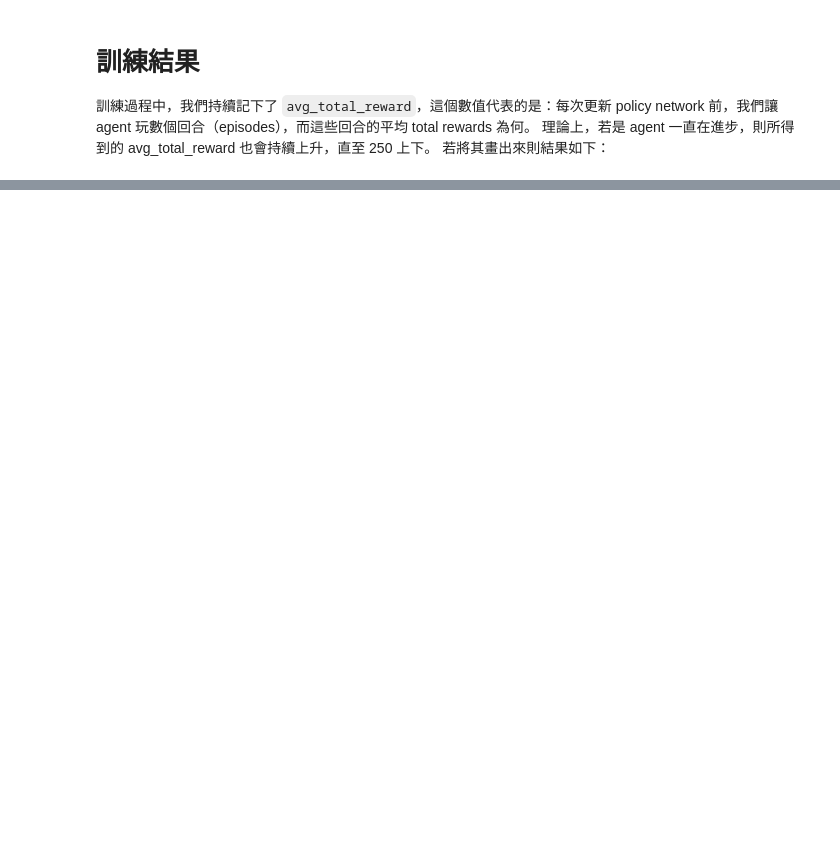
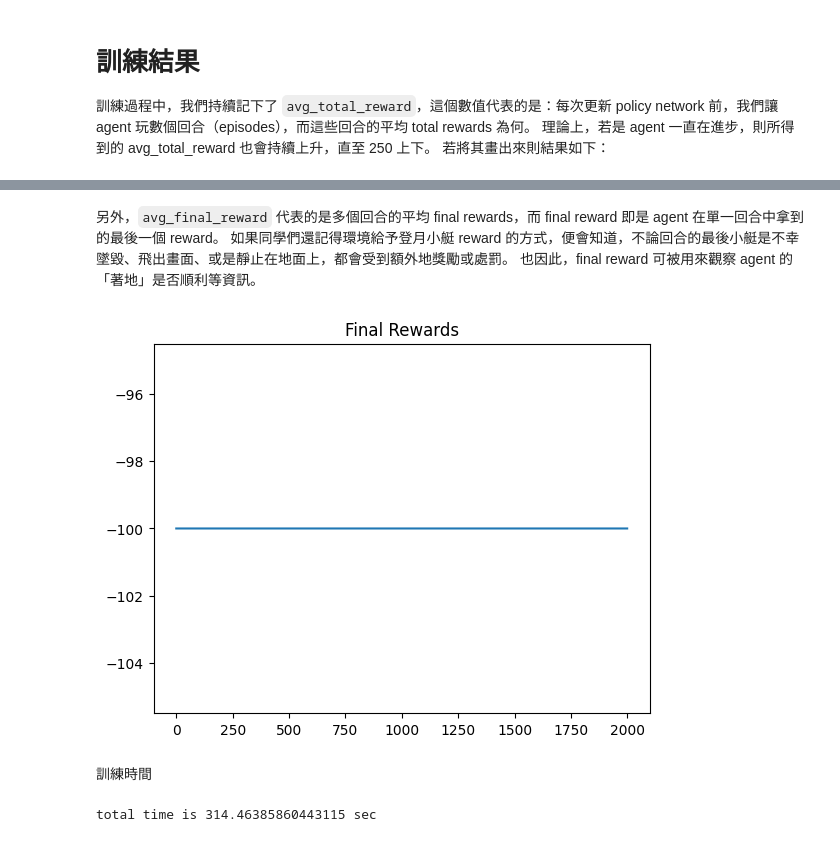
Before and after one commit to lollipop6370/ML2021, a Jupyter notebook: hw12_reinforcement_learning.ipynb, the cells around one changed output, grey strips where cells are left out. Drawn from its saved outputs; the diff is of its cells as text; code cells hidden in the pictures; blank space fills up the shorter version.

```diff
--- a/hw12_reinforcement_learning.ipynb
+++ b/hw12_reinforcement_learning.ipynb
@@ -322,0 +335,14 @@ for batch in prg_bar:
+# %% [markdown]
+另外，`avg_final_reward` 代表的是多個回合的平均 final rewards，而 final reward 即是 agent 在單一回合中拿到的最後一個 reward。 如果同學們還記得環境給予登月小艇 reward 的方式，便會知道，不論回合的最後小艇是不幸墜毀、飛出畫面、或是靜止在地面上，都會受到額外地獎勵或處罰。 也因此，final reward 可被用來觀察 agent 的「著地」是否順利等資訊。
+# %%
+plt.plot(avg_final_rewards)
+plt.title("Final Rewards")
+plt.show()
+# %% [output]
+[figure, added]
+# %% [markdown]
+訓練時間
+# %%
+print(f"total time is {end-start} sec")
+# %% [output]
+total time is 314.46385860443115 sec
```
Also changed, not shown: parts of 10 cells of this notebook.
